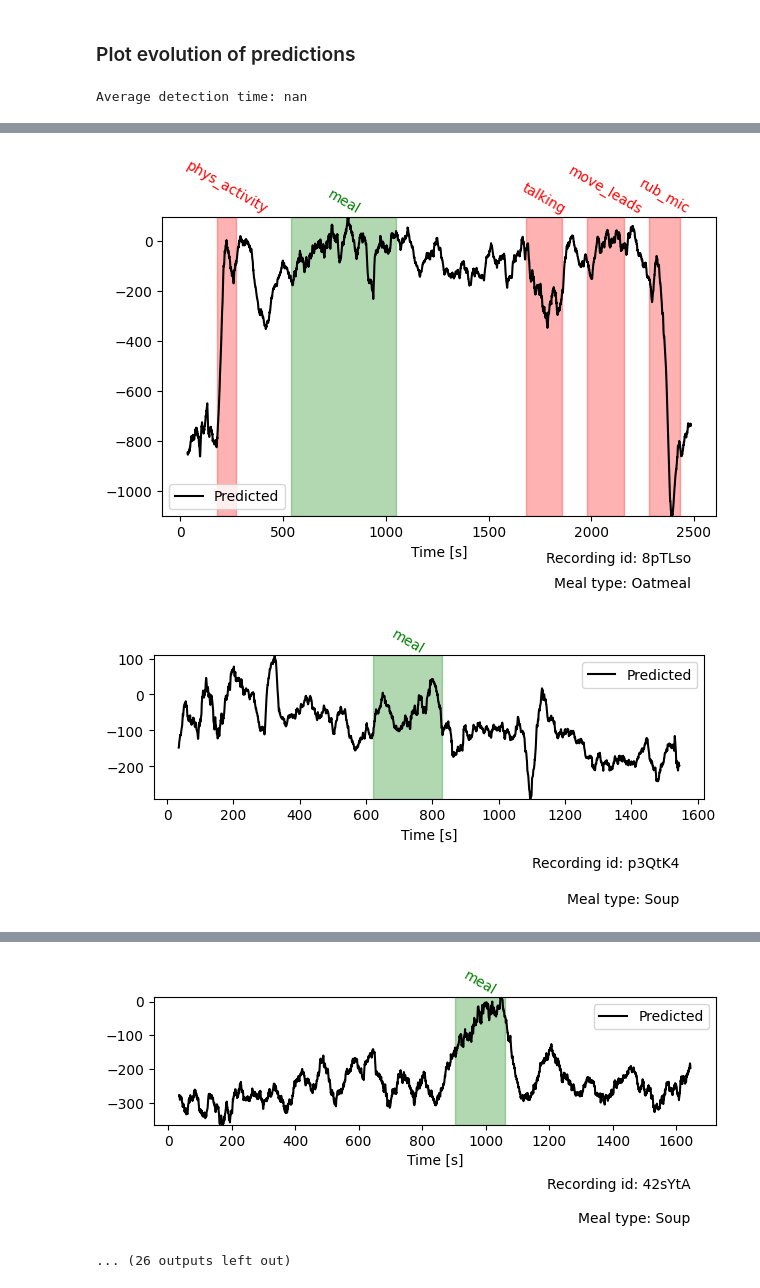
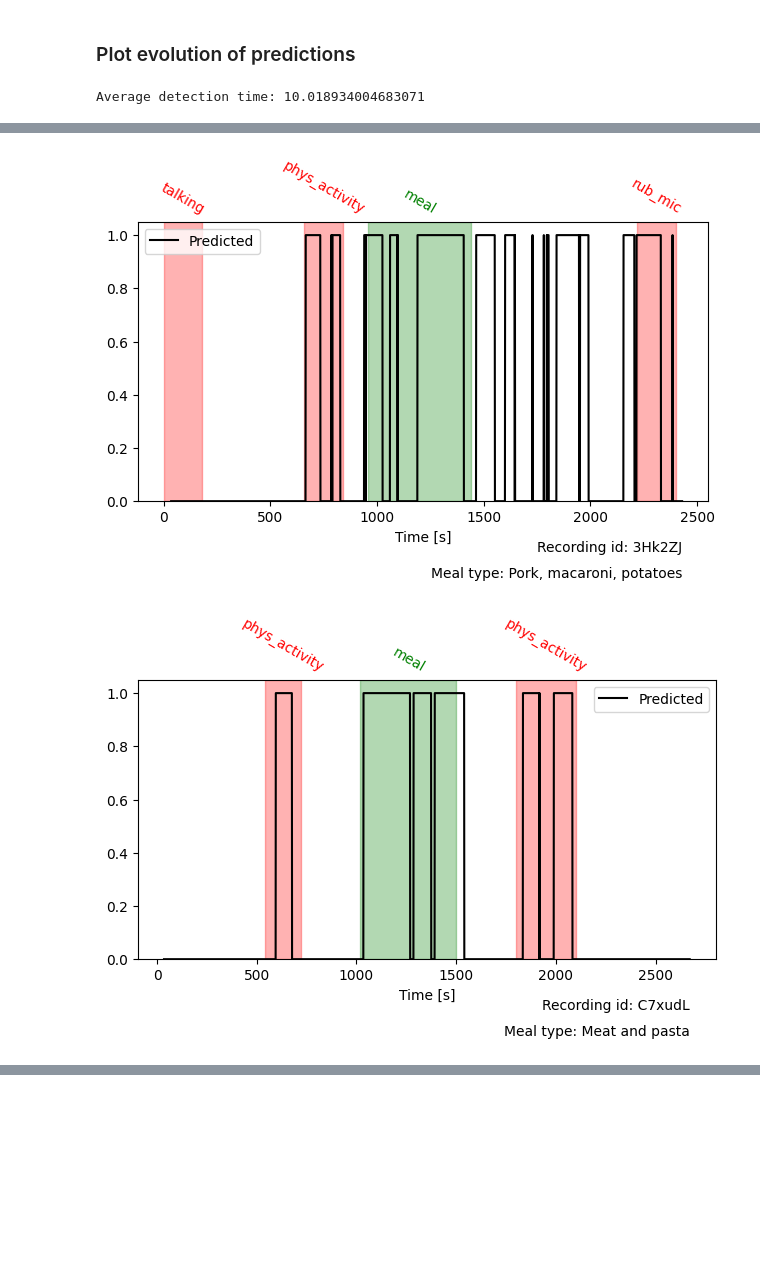
Before and after one commit to Majager/master_ML, a Jupyter notebook: Results/Analyze_results.ipynb, the cells around one changed output, grey strips where cells are left out. Drawn from its saved outputs; the diff is of its cells as text; code cells hidden in the pictures; blank space fills up the shorter version.

```diff
--- a/Results/Analyze_results.ipynb
+++ b/Results/Analyze_results.ipynb
@@ -31,7 +31,7 @@ def post_processing(true, predictions, predictions_proba, segment_size):
             # Majority voting for the separate segments
             subsequence_true = int(mode(true[i][j:(j+segment_size)]))
             subsequence_predictions = int(mode(predictions[i][j:(j+segment_size)]))
-            subsequence_predictions_proba = np.mean(predictions_proba[i][j:(j+segment_size), 1])
+            subsequence_predictions_proba = np.mean(predictions_proba[i][j:(j+segment_size)])
             subject_segmented_true.append(subsequence_true)
             subject_segmented_predictions.append(subsequence_predictions)
             subject_segmented_predictions_proba.append(subsequence_predictions_proba)
@@ -45,7 +45,7 @@ def extract_test_parameters(test_file):
     with open(test_file, 'rb') as handle:
         true,predictions,predictions_proba,test_recording_ids, segment_parameters = pickle.load(handle)
     if segment_parameters[2] == 1:
-        true, predictions, predictions_proba = post_processing(true,predictions,predictions_proba,30)
+        true, predictions, predictions_proba = post_processing(true,predictions,predictions_proba,50)
         segment_parameters[2] = 30
     return true,predictions,predictions_proba,test_recording_ids,segment_parameters
 # %% [markdown]
@@ -247,10 +260,11 @@ def plot_evolution(true,predictions,disturbances,meal_type,step_length,subsequen
         plt.axvspan(start, end, color=color, alpha=0.3)
         plt.text((start+end)/2, max_value + 0.07, s=type, ha='center', va='bottom',fontsize=10,color=color, rotation = 330)
     plt.plot(time,predictions,color='k',linestyle='-',label='Predicted')
+    #plt.plot(time, [0.5]*len(time), linestyle = '--', color = 'gray', label = 'baseline')
     plt.ylim(min_value,max_value+0.05)
     plt.xlabel('Time [s]')
-    plt.text(time[-1],min_value-200,f'Recording id: {id}',ha='right',va='bottom')
-    plt.text(time[-1],min_value-300,f'Meal type: {meal_type}',ha='right',va='bottom')
+    plt.text(time[-1],min_value-0.2,f'Recording id: {id}',ha='right',va='bottom')
+    plt.text(time[-1],min_value-0.3,f'Meal type: {meal_type}',ha='right',va='bottom')
     plt.tight_layout()
     plt.legend()
 
@@ -281,14 +295,14 @@ def find_evolution_parameters(folder_path):
     detection_times = []
     for subject_idx in range(len(true)):
         disturbances, meal_type = find_disturbances(ids[subject_idx])
-        detection_time = plot_evolution(true[subject_idx],predictions_proba[subject_idx],disturbances,meal_type,step_length,subsequence_length,ids[subject_idx])
+        detection_time = plot_evolution(true[subject_idx],predictions[subject_idx],disturbances,meal_type,step_length,subsequence_length,ids[subject_idx])
         detection_times.append(detection_time)
     avg_detection_times = np.nanmean(detection_times)
     print('Average detection time:', avg_detection_times)
 # %%
-#folder_path = "PROBABILITY_LDA_validation_multiclass\\data\\20250604_174307"
-folder_path = "HMM_validation\\data\\20250607_100948"
+#folder_path = "HMM_validation\\data\\20250607_100948"
+folder_path = "HMM_test\\data\\20250612_192429"
 
 find_evolution_parameters(folder_path)
 # %% [output]
-Average detection time: nan
+Average detection time: 10.018934004683071
@@ -298,2 +312,2 @@ Average detection time: nan
-[figure, old version]
+[figure, new version]
-[figure, old version]
+[figure, new version]
@@ -305,2 +317,0 @@ Average detection time: nan
-[figure, removed]
-... (26 outputs left out)
```
Also changed, not shown: parts of 6 cells of this notebook, 55 other files.
